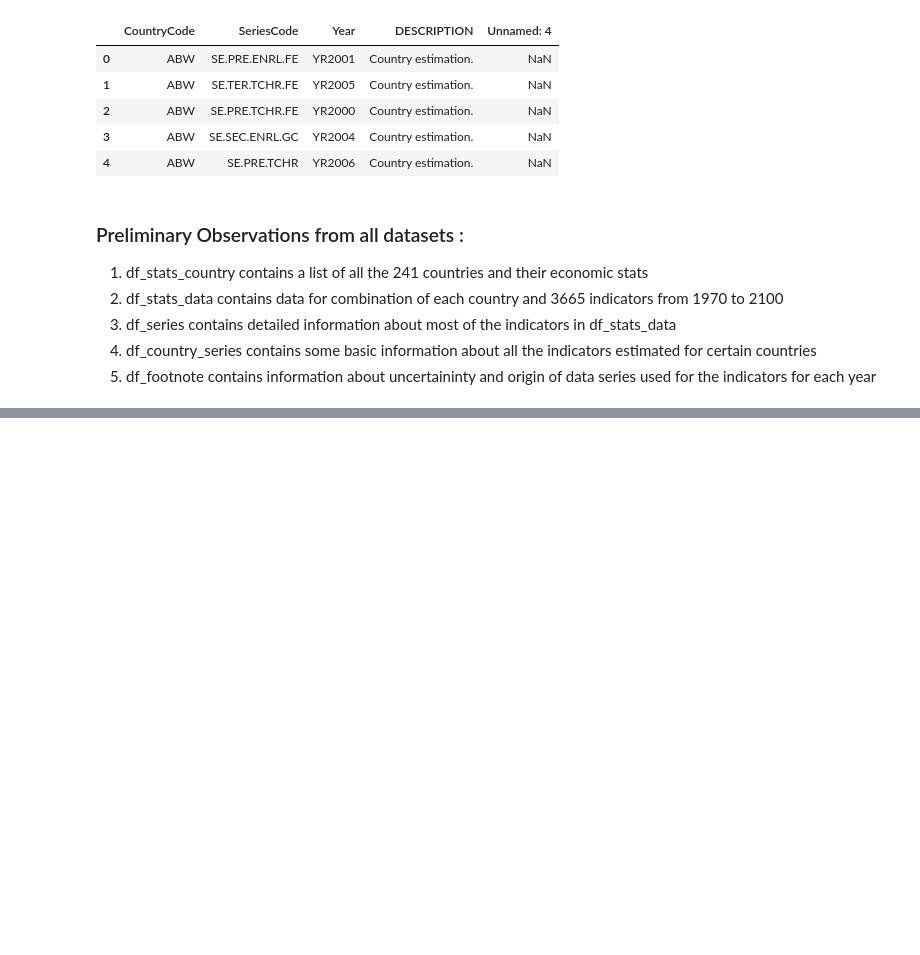
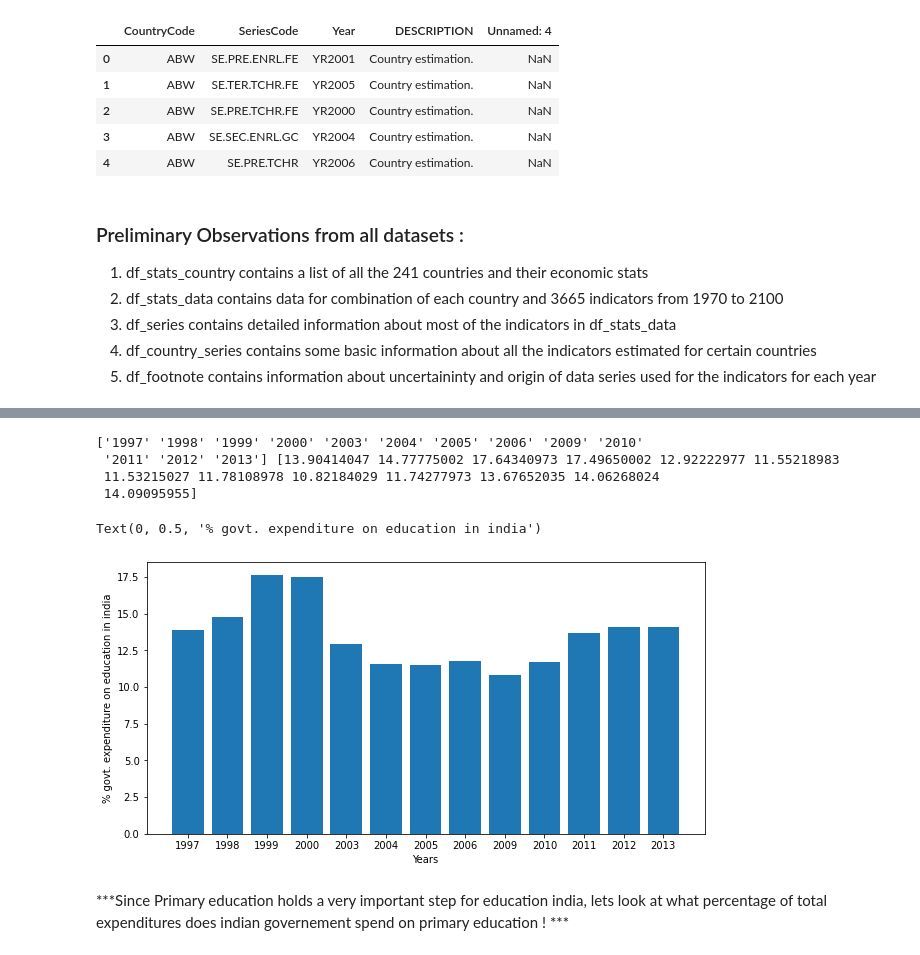
Before and after one commit to SmrutiRanjan27/worldbank-global-education-analysis, a Jupyter notebook: Smruti_Ranjan_WorldBank_Global_Education_Analysis.ipynb, the cells around one changed output, grey strips where cells are left out. Saved outputs shown, nothing was run; the diff lists cells and outputs as text; code cells hidden in the pictures; blank space fills up the shorter version.

Commit message:
Second Commit : Data cleaning and some visualization

```diff
--- a/Smruti_Ranjan_WorldBank_Global_Education_Analysis.ipynb
+++ b/Smruti_Ranjan_WorldBank_Global_Education_Analysis.ipynb
@@ -365,0 +467,7 @@ df_footnote.head()
+# %%
+# First let us create a dataframe for india for years starting 1970 until 2018
+cols = []
+cols.extend(['Country Name','Country Code','Indicator Name','Indicator Code'])
+check_cols = list(np.arange(1970,2018,1).astype(str))
+cols.extend(check_cols)
+df_stats_india = df_stats[df_stats['Country Name']=='India'].loc[:,cols]
@@ -365,0 +516,23 @@ df_footnote.head()
+# %%
+# lets look at couple of these indicators one by one
+param = 'Expenditure on education as % of total government expenditure (%)'
+perct_exp_on_education_india = df_stats_india[df_stats_india['Indicator Name']==param]
+# %%
+perct_exp_on_education_india = perct_exp_on_education_india.dropna(axis=1)
+# %%
+cols = perct_exp_on_education_india.columns.values[4:]
+values = perct_exp_on_education_india.iloc[:,4:].values[0]
+print(cols,values)
+plt.rcParams['figure.figsize'] = (10,5)
+plt.bar(cols,values)
+plt.xlabel('Years')
+plt.ylabel('% govt. expenditure on education in india')
+# %% [output]
+['1997' '1998' '1999' '2000' '2003' '2004' '2005' '2006' '2009' '2010'
+ '2011' '2012' '2013'] [13.90414047 14.77775002 17.64340973 17.49650002 12.92222977 11.55218983
+ 11.53215027 11.78108978 10.82184029 11.74277973 13.67652035 14.06268024
+ 14.09095955]
+Text(0, 0.5, '% govt. expenditure on education in india')
+[figure, added]
+# %% [markdown]
+***Since Primary education holds a very important step for education india, lets look at what percentage of total expenditures does indian governement spend on primary education ! ***
```
Also changed, not shown: parts of 23 cells of this notebook.
